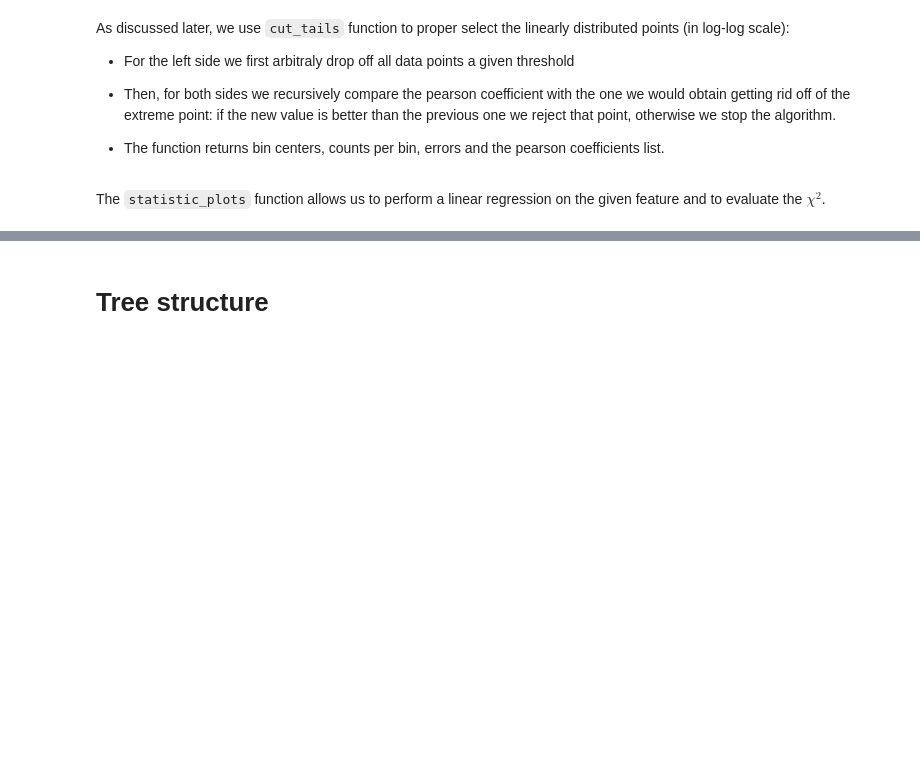
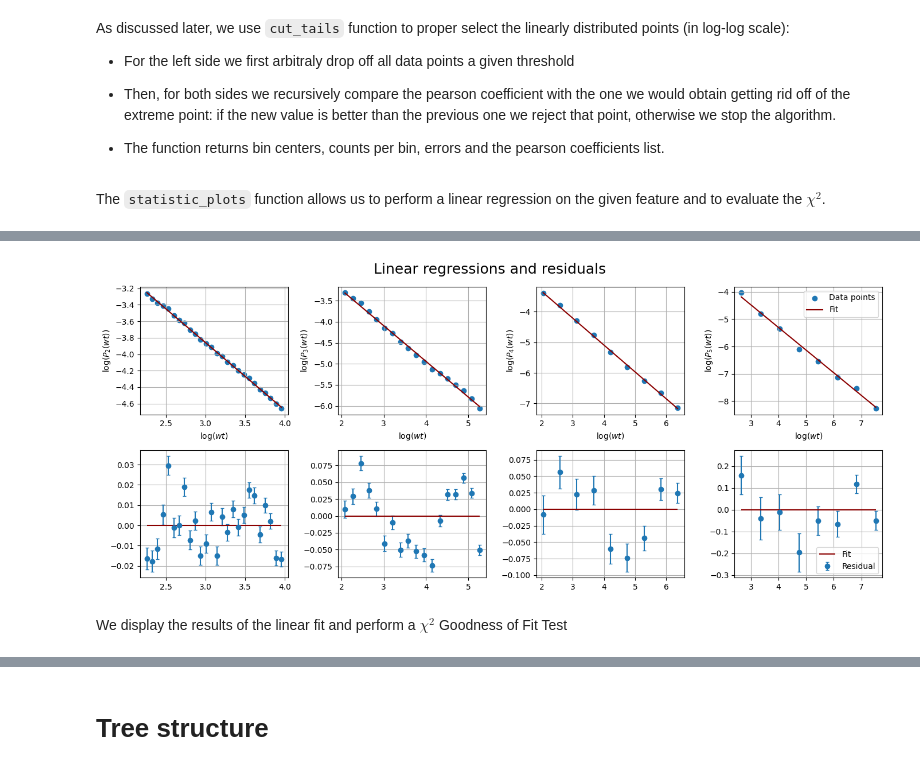
Before and after one commit to EmanueleCoradin/CaliforniaEarthquakesAnalysis, a Jupyter notebook: Mappazzone.ipynb, the cells around one changed output, grey strips where cells are left out. Drawn from its saved outputs; the diff is of its cells as text; code cells hidden in the pictures; blank space fills up the shorter version.

```diff
--- a/Mappazzone.ipynb
+++ b/Mappazzone.ipynb
@@ -605,23 +612,23 @@ def cut_tails(b, c, e, threshold):
 # %% [markdown]
 The `statistic_plots` function allows us to perform a linear regression on the given feature and to evaluate the $\chi^2$.
 # %%
+f_lin = lambda x, m, q: m*x+q
+
 def statistic_plots(bins, counts, magnitudes, errors, feature):
     fit_res = []
-    chis = []
 
     fig, ax = plt.subplots(2, len(magnitudes), figsize = (14, 6))
 
     for i, (x, y, m, e) in enumerate(zip(bins, counts, magnitudes, errors)):
 
         #Linear regression
-        slope, intercept, r, p, se = linregress(x, y)
-        fit_res.append((slope, intercept, r, p, se))
+        (slope, intercept), pcov = curve_fit(f_lin, x, y, sigma=e, absolute_sigma=True)
 
         #Residuals
         residuals = y - (slope*x+intercept)
-
-        #Chi square
-        #chis.append(chisquare(y, f_exp = slope*x+intercept, ddof = 2))
+        chisquare = np.sum((residuals/e)**2)
+        dof = x.shape[0]-2 #degrees of freedom of the chisquare
+        fit_res.append((slope, intercept, pcov, chisquare, dof))
 
         #Plot
         x_axis = np.linspace(x.min(), x.max(), 100)
@@ -641,9 +648,8 @@ def statistic_plots(bins, counts, magnitudes, errors, feature):
     fig.suptitle('Linear regressions and residuals', fontsize = 18)
     plt.tight_layout()
     plt.show()
-    #print(chis)
 
-    return fit_res, chis
+    return fit_res
 # %%
 #Inizializing lists
 magnitudes = [2, 3, 4, 5]
@@ -683,2 +691,6 @@ for i, m in enumerate(magnitudes):
 # %%
-fit_res, chis = statistic_plots(bins, counts, magnitudes, errors, 'wt')
+fit_res = statistic_plots(bins, counts, magnitudes, errors, 'wt')
+# %% [output]
+[figure, added]
+# %% [markdown]
+We display the results of the linear fit and perform a $\chi^2$ Goodness of Fit Test
```
Also changed, not shown: parts of 14 cells of this notebook.
